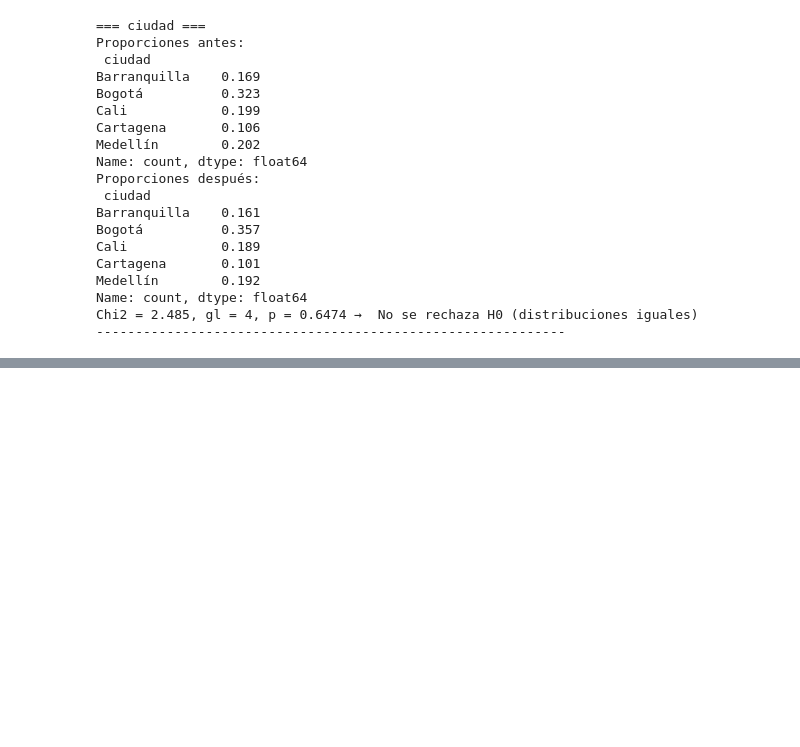
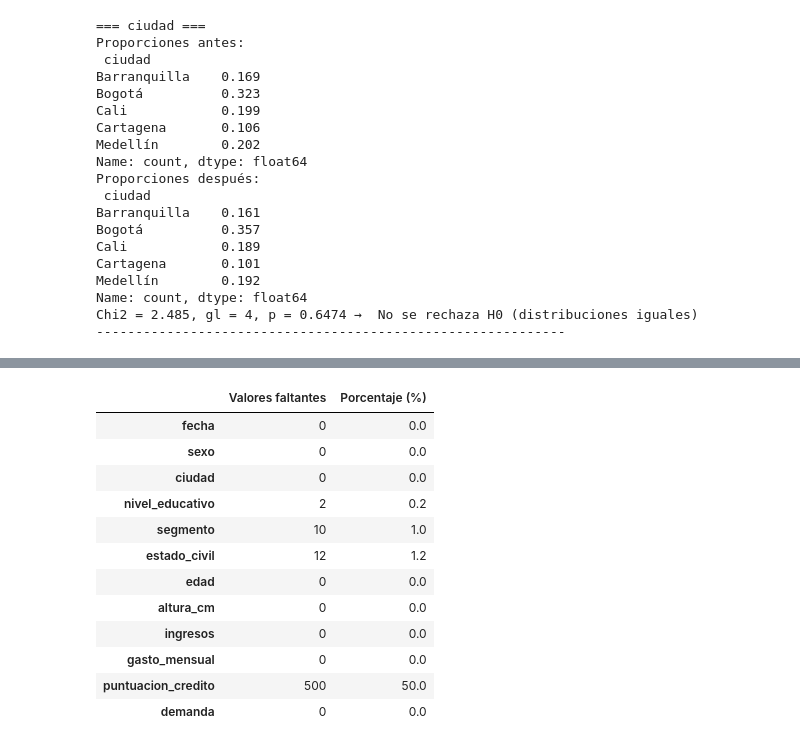
Before and after one commit to Locosteve4526/Taller_imputacion, a Jupyter notebook: Taller_imputacion.ipynb, the cells around one changed output, grey strips where cells are left out. Cells and saved outputs as stored; diff of their text form; code cells hidden in the pictures; blank space fills up the shorter version.

```diff
--- a/Taller_imputacion.ipynb
+++ b/Taller_imputacion.ipynb
@@ -710,4 +710,29 @@ Cramér's V = 0.000 (≈0: muy similar; 0.1: pequeño; 0.3: mediano; 0.5: grande
 ------------------------------------------------------------
+# %%
+# Calcular número y porcentaje de valores faltantes por variable
+missing_count = df_imputed.isnull().sum()
+missing_percent = (missing_count / len(df_imputed)) * 100
+# Mostrar tabla resumen
+missing_summary = pd.DataFrame({
+    'Valores faltantes': missing_count,
+    'Porcentaje (%)': missing_percent
+})
+
+missing_summary
+# %% [output]
+|  | Valores faltantes | Porcentaje (%) |
+| fecha | 0 | 0.0 |
+| sexo | 0 | 0.0 |
+| ciudad | 0 | 0.0 |
+| nivel_educativo | 2 | 0.2 |
+| segmento | 10 | 1.0 |
+| estado_civil | 12 | 1.2 |
+| edad | 0 | 0.0 |
+| altura_cm | 0 | 0.0 |
+| ingresos | 0 | 0.0 |
+| gasto_mensual | 0 | 0.0 |
+| puntuacion_credito | 500 | 50.0 |
+| demanda | 0 | 0.0 |
 # %% [markdown]
 ## Conclusiones finales
 
```
Also changed, not shown: parts of 2 cells of this notebook, 4 other files.
